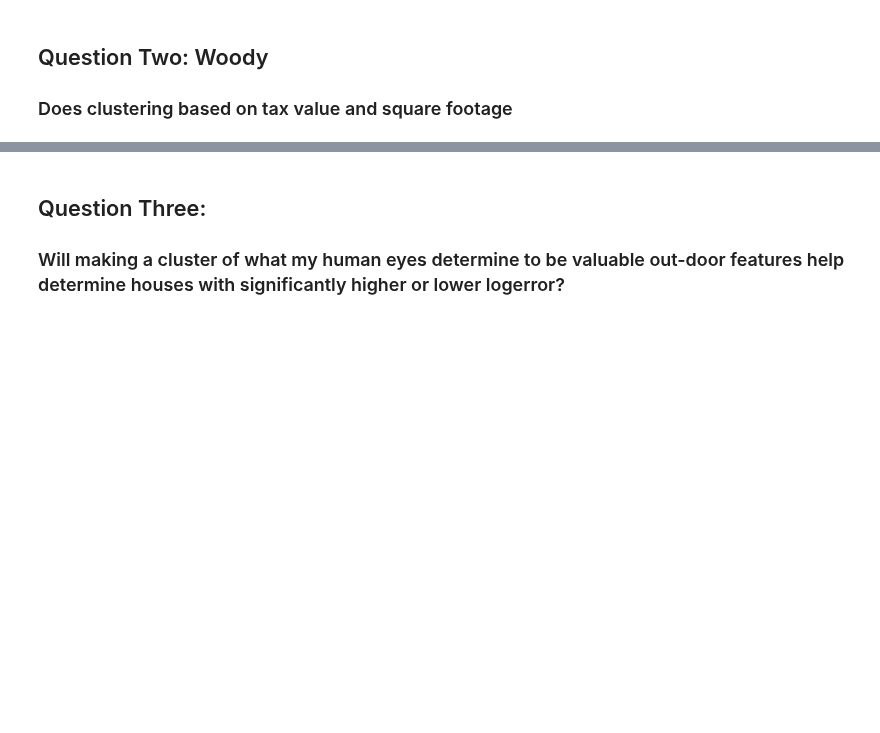
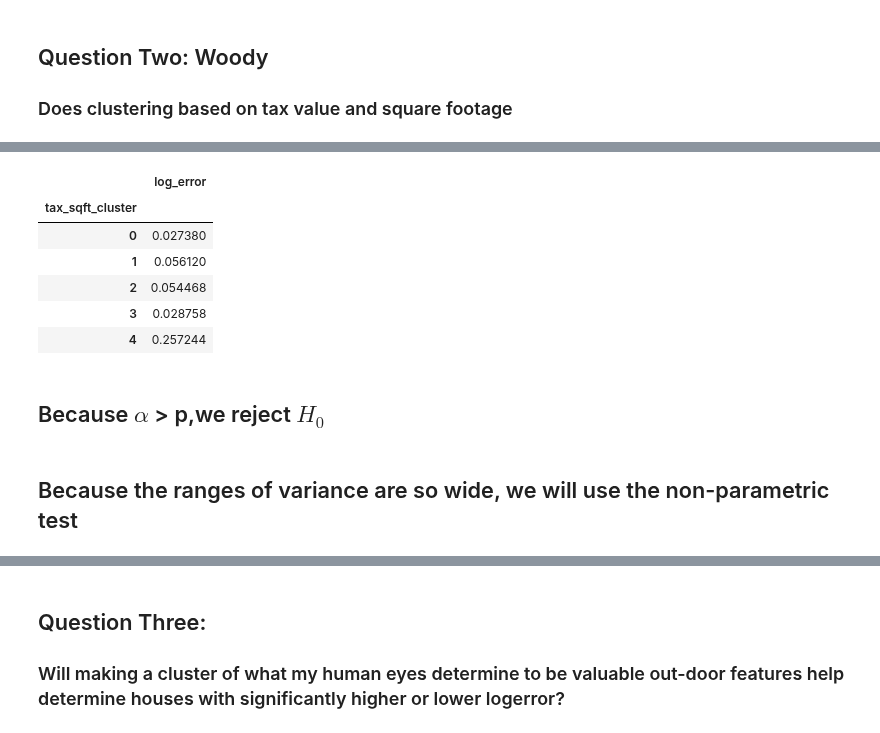
Before and after one commit to L-G-B-Team/clustering-project, a Jupyter notebook: Final_Report_Clustering.ipynb, the cells around one changed output, grey strips where cells are left out. Saved outputs shown, nothing was run; the diff lists cells and outputs as text; code cells hidden in the pictures; blank space fills up the shorter version.

```diff
--- a/Final_Report_Clustering.ipynb
+++ b/Final_Report_Clustering.ipynb
@@ -107,0 +132,19 @@ e.tax_sqft_plot(train)
+# %%
+train['tax_sqft_cluster'] = train_scaled.tax_sqft
+train.groupby('tax_sqft_cluster').agg('var')[['log_error']]
+# %% [output]
+|  | log_error |
+| tax_sqft_cluster |  |
+| 0 | 0.027380 |
+| 1 | 0.056120 |
+| 2 | 0.054468 |
+| 3 | 0.028758 |
+| 4 | 0.257244 |
+# %%
+samples = [train[train.tax_sqft_cluster == i].log_error for i in range(5)]
+t,p = stats.levene(samples[0],samples[1],samples[2],samples[3],samples[4])
+e.p_to_md(p,t)
+# %% [output]
+## Because $\alpha$ > p,we  reject $H_0$
+# %% [markdown]
+## Because the ranges of variance are so wide, we will use the non-parametric test
```
Also changed, not shown: parts of 10 cells of this notebook, 1 other file.
